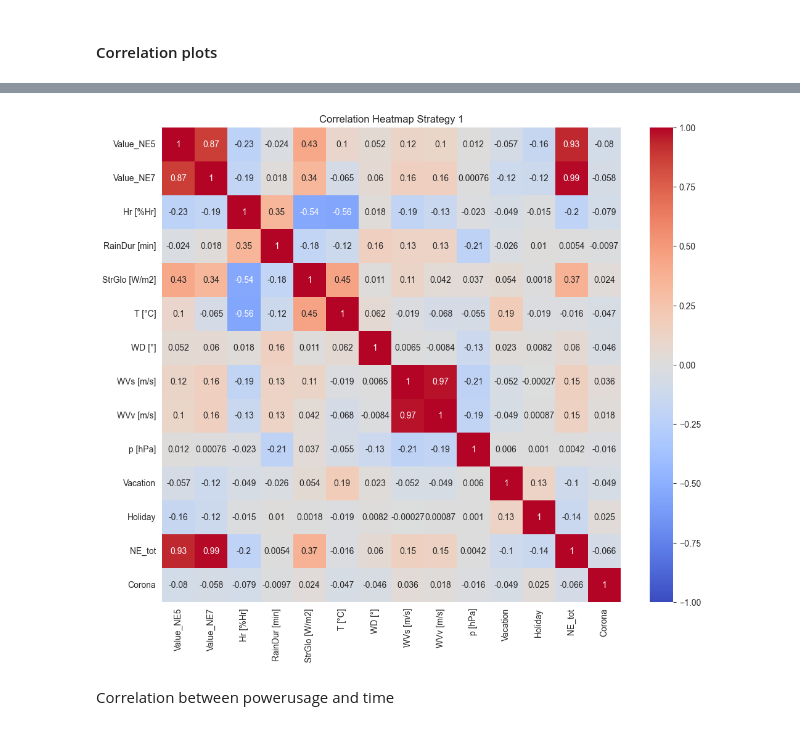
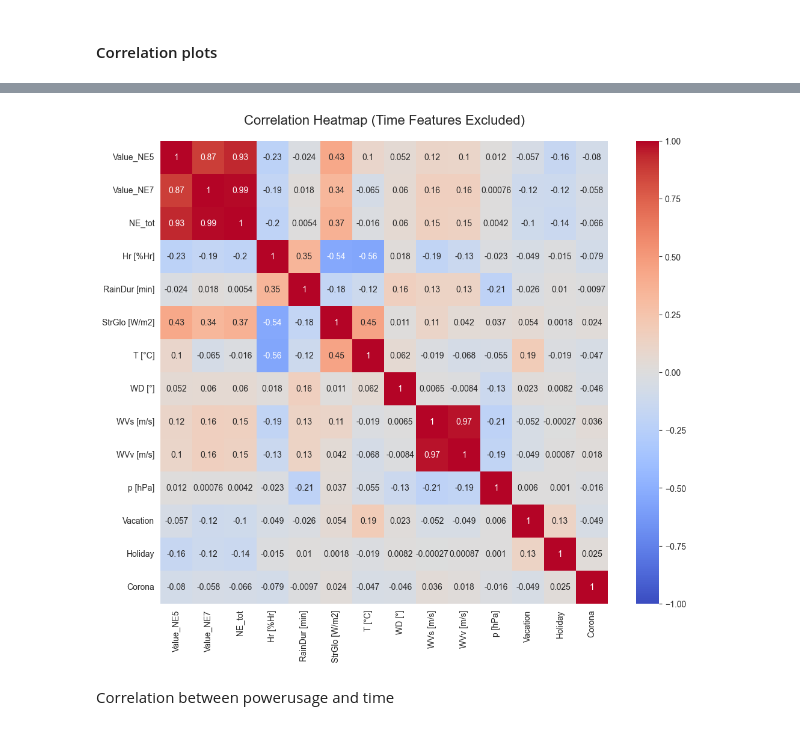
Before and after one commit to d-sbrgr/DSPRO1-power-prediction, a Jupyter notebook: data_exploration.ipynb, the cells around one changed output, grey strips where cells are left out. Drawn from its saved outputs; the diff is of its cells as text; code cells hidden in the pictures.

```diff
--- a/data_exploration.ipynb
+++ b/data_exploration.ipynb
@@ -96,14 +204,17 @@ plt.show()
 df1_filtered = df1.drop(columns=['Date', 'Date_format', 'Year', 'Month', 'Day', 'Hour', 'Weekday'], inplace=False)
 df2_filtered = df2.drop(columns=['Date', 'Date_format', 'Year', 'Month', 'Day', 'Hour', 'Weekday'], inplace=False)
 df3_filtered = df3.drop(columns=['Date', 'Date_format', 'Year', 'Month', 'Day', 'Hour', 'Weekday'], inplace=False)
+# %%
+columns_to_move = ['Value_NE5', 'Value_NE7', 'NE_tot']
+df1_filtered_sorted = df1_filtered[columns_to_move + [col for col in df1_filtered.columns if col not in columns_to_move]]
 # %%
 plt.figure(figsize=(12, 10))
-corr_matrix = df1_filtered.corr()
+corr_matrix = df1_filtered_sorted.corr()
 sns.heatmap(corr_matrix, annot=True, cmap='coolwarm', vmin=-1, vmax=1)
-plt.title('Correlation Heatmap Strategy 1')
+plt.title('Correlation Heatmap (Time Features Excluded)', fontsize=16, y=1.025)
 plt.show()
 # %% [output]
-[figure, old version]
+[figure, new version]
 # %% [markdown]
 Correlation between powerusage and time
 # %%
```
Also changed, not shown: parts of 17 cells of this notebook, 1 other file.
